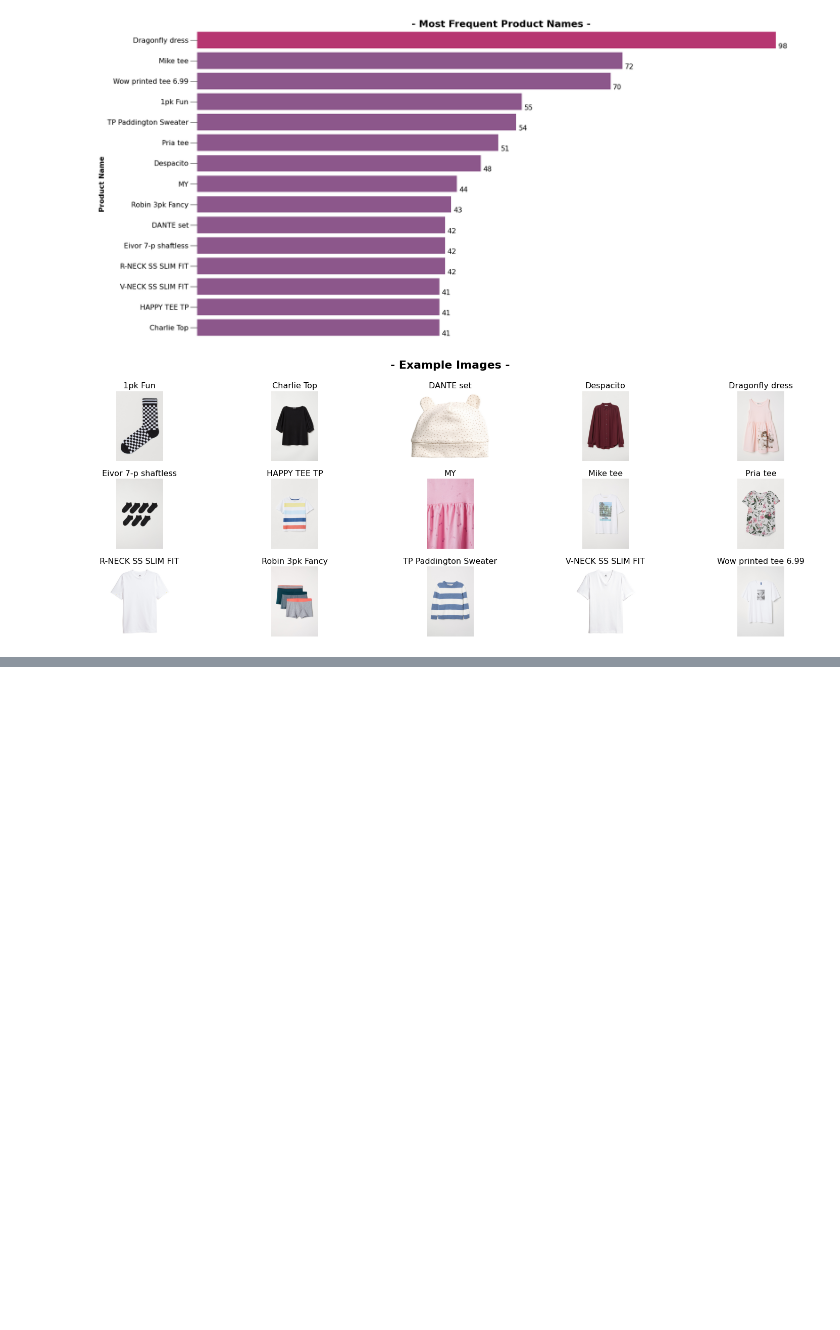
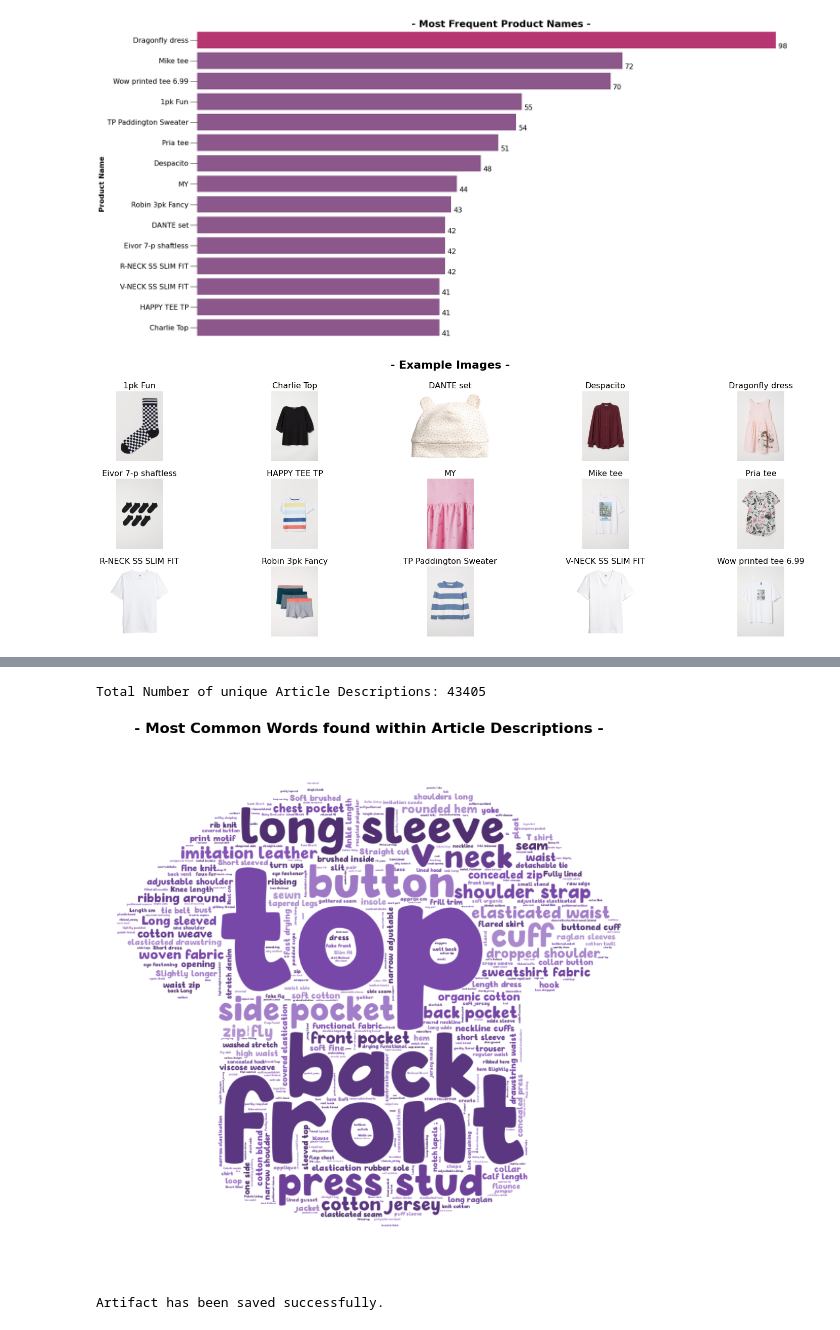
Before and after one commit to randy-tsukemen/kaggle-hm, a Jupyter notebook: H&M EDA, RAPIDS and Market Basket Analysis.ipynb, the cells around one changed output, grey strips where cells are left out. Cells and saved outputs as stored; diff of their text form; code cells hidden in the pictures; blank space fills up the shorter version.

```diff
--- a/H&M EDA, RAPIDS and Market Basket Analysis.ipynb
+++ b/H&M EDA, RAPIDS and Market Basket Analysis.ipynb
@@ -293,0 +537,39 @@ create_wandb_plot(x_data=prod_name["index"], y_data=prod_name["prod_name"],
+# %%
+def similar_color_func(word=None, font_size=None,
+                       position=None, orientation=None,
+                       font_path=None, random_state=None):
+    '''Creates a custom function for the color of the wordcloud.'''
+
+    h = 270 # 0 - 360 <- the color hue
+    s = 40 # 0-100 <- the color saturation
+    l = random_state.randint(30, 70) # 0 - 100 <- gradient
+
+    return "hsl({}, {}%, {}%)".format(h, s, l)
+# %%
+print(clr.S+"Total Number of unique Article Descriptions:"+clr.E, articles["detail_desc"].nunique(), "\n")
+
+# Get descriptions and convert them to a string
+text = articles["detail_desc"].unique()
+text = " ".join(text)
+
+# Get the mask - the form of the wordcloud
+mask = np.array(Image.open('../input/hm-fashion-recommender-dataset/pics/mask.jpg'))
+
+# Create wordcloud object
+wc = WordCloud(mask=mask, background_color="white", max_words=2000,
+               stopwords=STOPWORDS, max_font_size=256,
+               random_state=42, width=mask.shape[1],
+               height=mask.shape[0], font_path="../input/hm-fashion-recommender-dataset/MorningRainbow.ttf",
+               color_func=similar_color_func)
+wc.generate(text)
+
+# Plot
+fig = plt.figure(figsize=(15, 15))
+plt.title("- Most Common Words found within Article Descriptions -",
+           size=22, weight="bold")
+plt.imshow(wc, interpolation="bilinear")
+plt.axis('off')
+plt.show()
+# %% [output]
+Total Number of unique Article Descriptions: 43405
+[figure, added]
@@ -293,0 +585,8 @@ create_wandb_plot(x_data=prod_name["index"], y_data=prod_name["prod_name"],
+# %%
+# 🐝 Save the updated `articles` file.
+articles.to_parquet('articles.pqt', index=False)
+
+save_dataset_artifact(run_name="save_articles", artifact_name="articles",
+                      path="articles.pqt")
+# %% [output]
+Artifact has been saved successfully.
```
Also changed, not shown: parts of 23 cells of this notebook, 2 other files.
